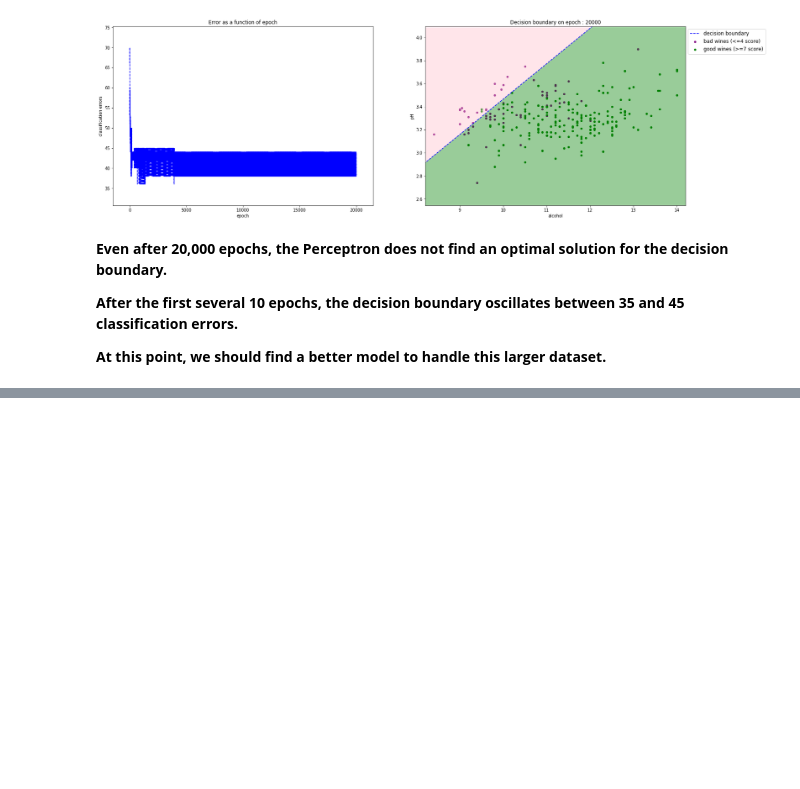
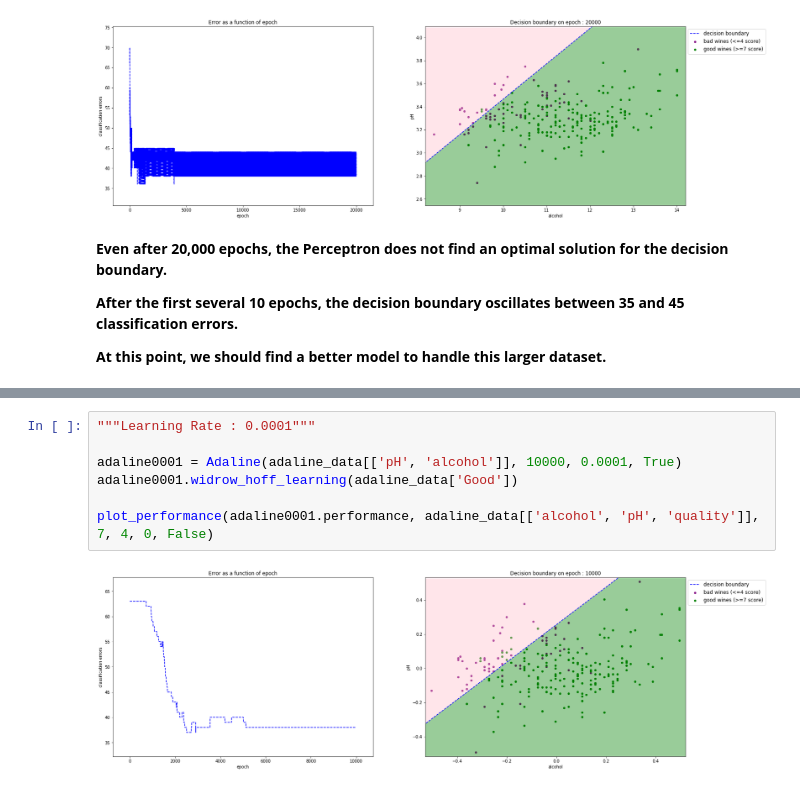
Before and after one commit to Zeroays/ft_sommelier, a Jupyter notebook: ft_sommelier.ipynb, the cells around one changed output, grey strips where cells are left out. Saved outputs shown, nothing was run; the diff lists cells and outputs as text; blank space fills up the shorter version.

```diff
--- a/ft_sommelier.ipynb
+++ b/ft_sommelier.ipynb
@@ -485,0 +600,9 @@ class Adaline():
+# %%
+"""Learning Rate : 0.0001"""
+
+adaline0001 = Adaline(adaline_data[['pH', 'alcohol']], 10000, 0.0001, True)
+adaline0001.widrow_hoff_learning(adaline_data['Good'])
+
+plot_performance(adaline0001.performance, adaline_data[['alcohol', 'pH', 'quality']], 7, 4, 0, False)
+# %% [output]
+[figure, added]
```
Also changed, not shown: parts of 23 cells of this notebook, 1 other file.
